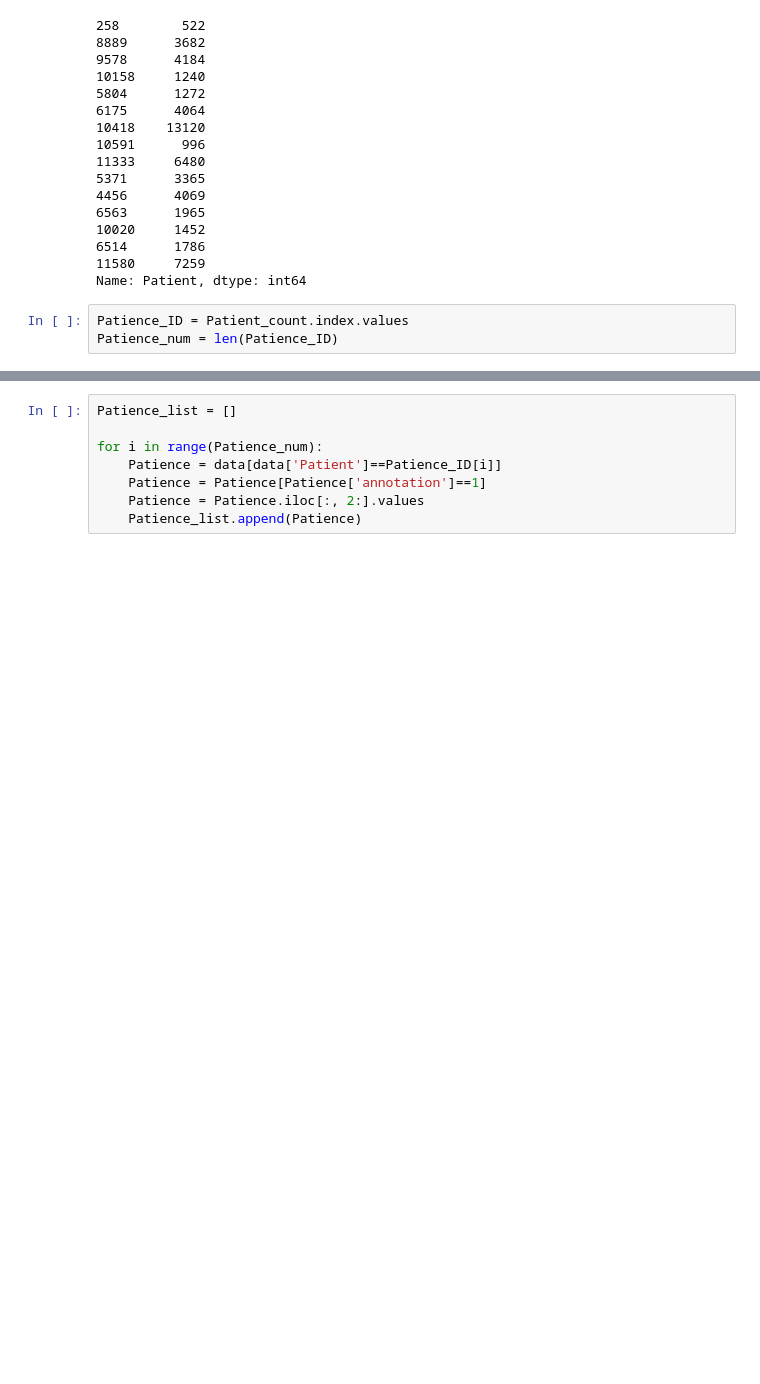
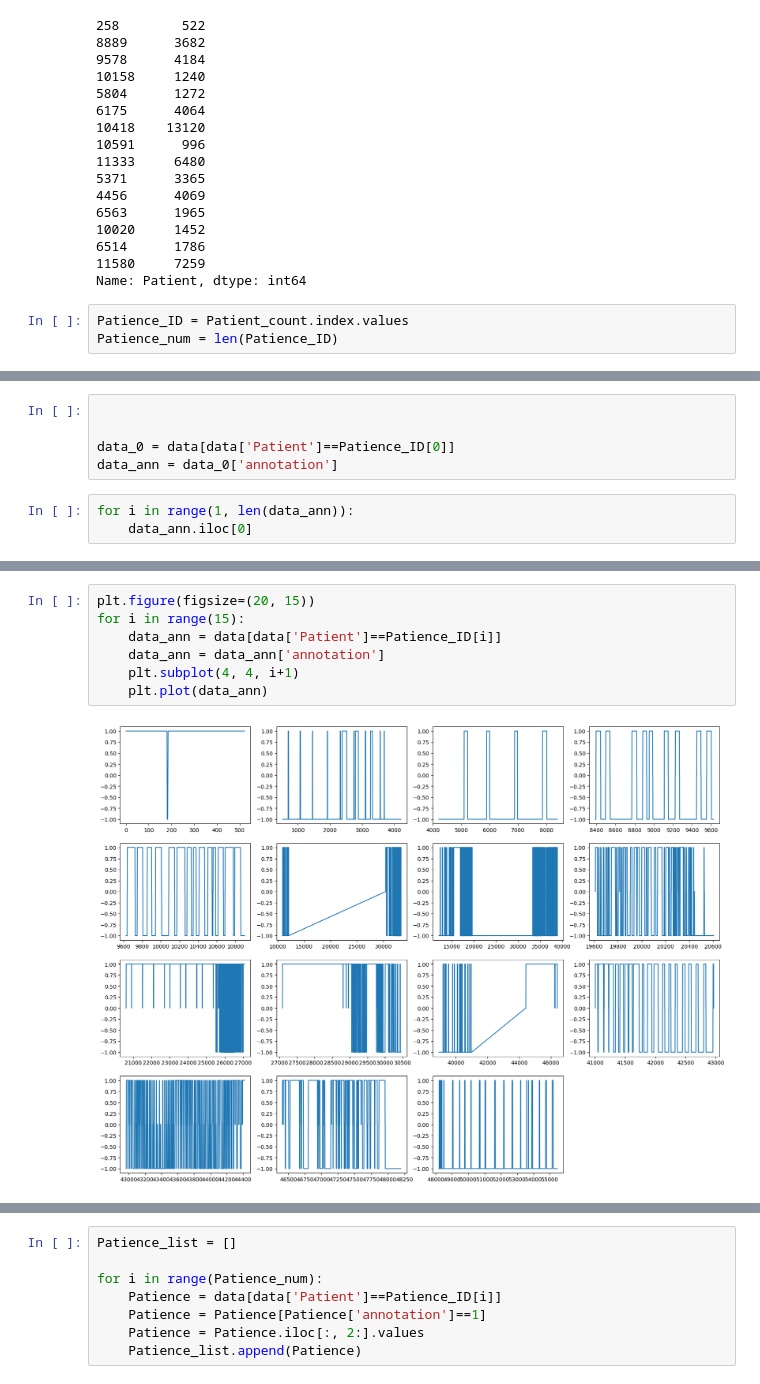
Before and after one commit to Hong-01/EE4C12-Epileptic-Seizure-Detection-using-EEG, a Jupyter notebook: Cluster.ipynb, the cells around one changed output, grey strips where cells are left out. Drawn from its saved outputs; the diff is of its cells as text; blank space fills up the shorter version.

```diff
--- a/Cluster.ipynb
+++ b/Cluster.ipynb
@@ -54,0 +59,8 @@ Patience_num = len(Patience_ID)
+# %%
+
+
+data_0 = data[data['Patient']==Patience_ID[0]]
+data_ann = data_0['annotation']
+# %%
+for i in range(1, len(data_ann)):
+    data_ann.iloc[0]
@@ -54,0 +105,9 @@ Patience_num = len(Patience_ID)
+# %%
+plt.figure(figsize=(20, 15))
+for i in range(15):
+    data_ann = data[data['Patient']==Patience_ID[i]]
+    data_ann = data_ann['annotation']
+    plt.subplot(4, 4, i+1)
+    plt.plot(data_ann)
+# %% [output]
+[figure, added]
```
Also changed, not shown: parts of 5 cells of this notebook.
